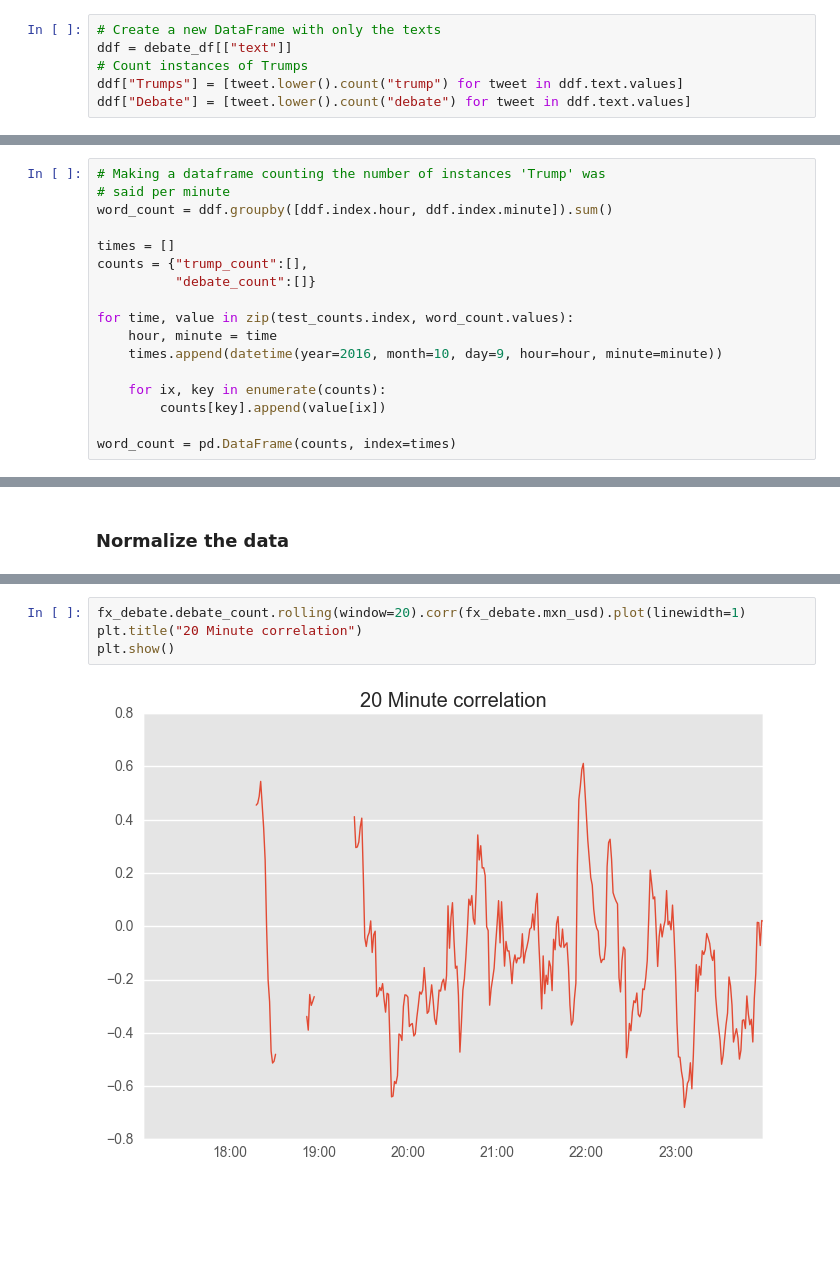
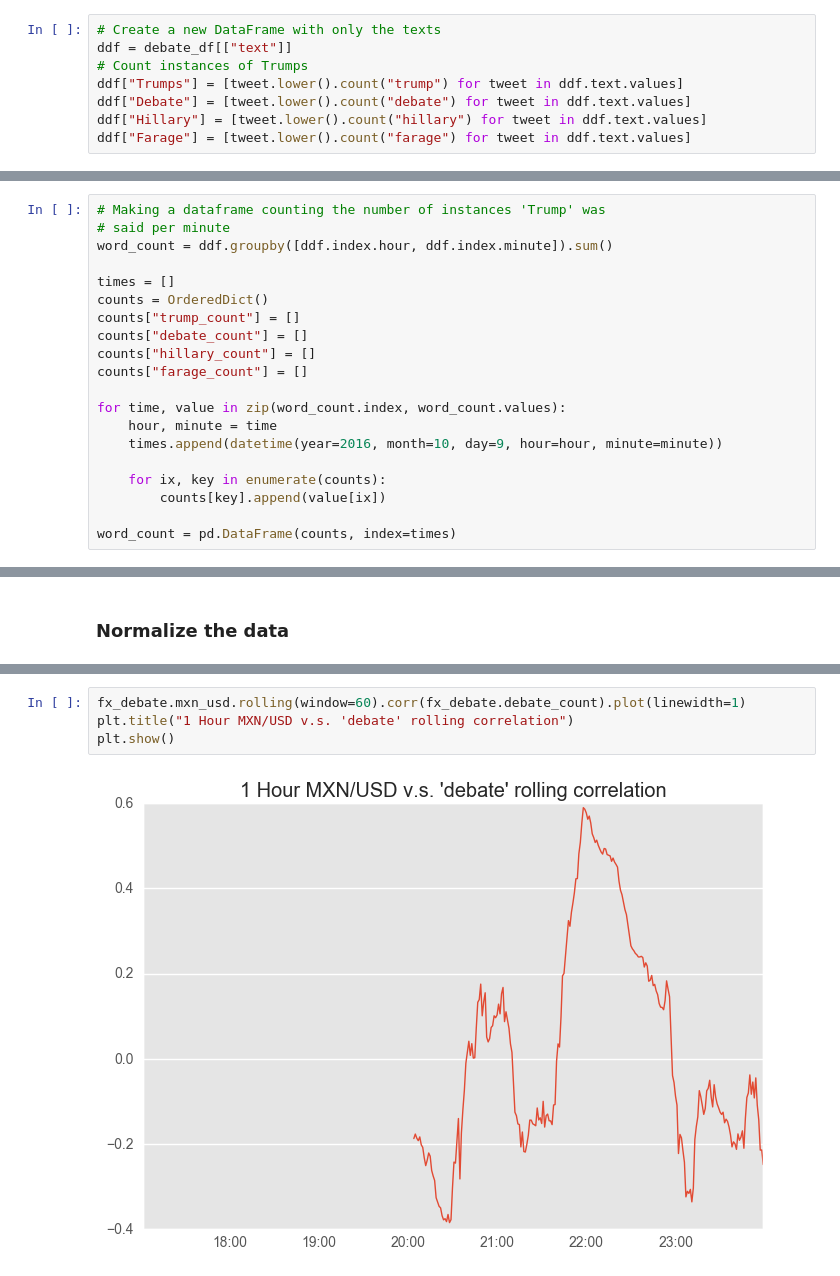
Before and after one commit to gerdm/2016-actuarial-congress, a Jupyter notebook: twitter_finance/usd_mxn_analysis.ipynb, the cells around one changed output, grey strips where cells are left out. Cells and saved outputs as stored; diff of their text form; blank space fills up the shorter version.

```diff
--- a/twitter_finance/usd_mxn_analysis.ipynb
+++ b/twitter_finance/usd_mxn_analysis.ipynb
@@ -138,3 +141,5 @@ ddf = debate_df[["text"]]
 # Count instances of Trumps
 ddf["Trumps"] = [tweet.lower().count("trump") for tweet in ddf.text.values]
 ddf["Debate"] = [tweet.lower().count("debate") for tweet in ddf.text.values]
+ddf["Hillary"] = [tweet.lower().count("hillary") for tweet in ddf.text.values]
+ddf["Farage"] = [tweet.lower().count("farage") for tweet in ddf.text.values]
@@ -144,10 +159,13 @@ ddf["Debate"] = [tweet.lower().count("debate") for tweet in ddf.text.values]
 word_count = ddf.groupby([ddf.index.hour, ddf.index.minute]).sum()
 
 times = []
-counts = {"trump_count":[],
-          "debate_count":[]}
+counts = OrderedDict()
+counts["trump_count"] = []
+counts["debate_count"] = []
+counts["hillary_count"] = []
+counts["farage_count"] = []
 
-for time, value in zip(test_counts.index, word_count.values):
+for time, value in zip(word_count.index, word_count.values):
     hour, minute = time
     times.append(datetime(year=2016, month=10, day=9, hour=hour, minute=minute))
 
@@ -202,6 +236,6 @@ plt.show()
 # %%
-fx_debate.debate_count.rolling(window=20).corr(fx_debate.mxn_usd).plot(linewidth=1)
-plt.title("20 Minute correlation")
+fx_debate.mxn_usd.rolling(window=60).corr(fx_debate.debate_count).plot(linewidth=1)
+plt.title("1 Hour MXN/USD v.s. 'debate' rolling correlation")
 plt.show()
 # %% [output]
-[figure, old version]
+[figure, new version]
```
Also changed, not shown: parts of 13 cells of this notebook.
